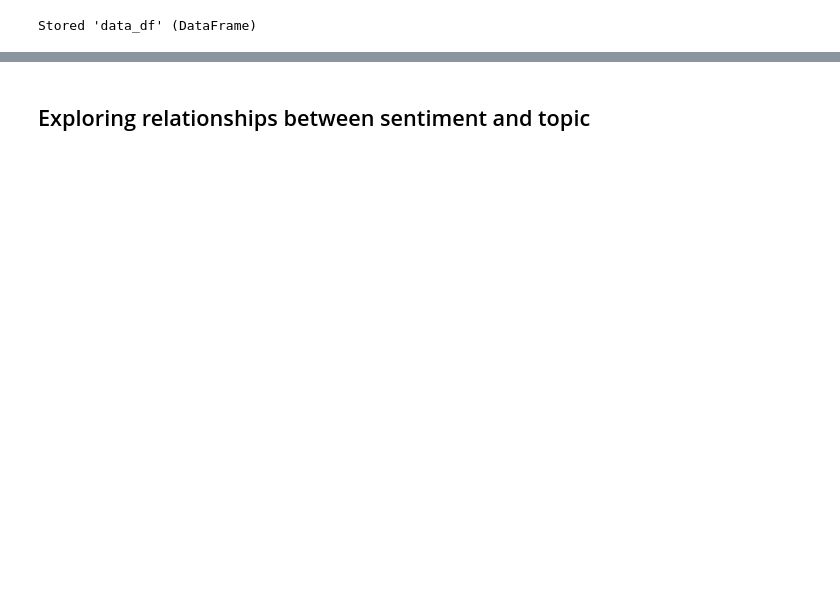
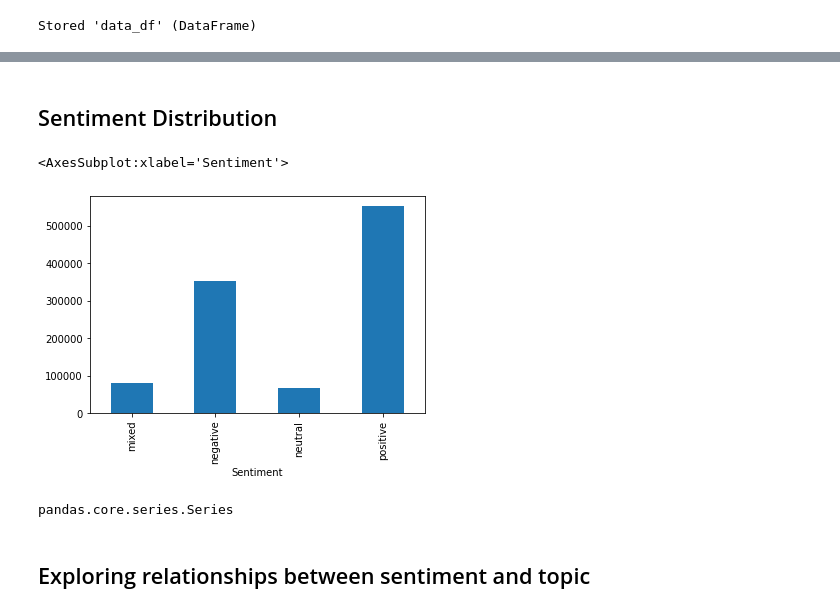
Before and after one commit to prestrepoh/NLP-techniques-for-topic-extraction, a Jupyter notebook: data-exploration.ipynb, the cells around one changed output, grey strips where cells are left out. Drawn from its saved outputs; the diff is of its cells as text; code cells hidden in the pictures; blank space fills up the shorter version.

```diff
--- a/data-exploration.ipynb
+++ b/data-exploration.ipynb
@@ -33,3 +34,16 @@ Text(0.5, 1.0, 'Topic Frequency')
+# %% [markdown]
+## Sentiment Distribution
+# %%
+sentiment_distribution = data_df.groupby(['Sentiment']).size()
+
+sentiment_distribution.plot.bar()
+# %% [output]
+<AxesSubplot:xlabel='Sentiment'>
+[figure, added]
+# %%
+type(sentiment_distribution)
+# %% [output]
+pandas.core.series.Series
 # %% [markdown]
 ## Exploring relationships between sentiment and topic
 # %%
```
Also changed, not shown: parts of 2 cells of this notebook.
